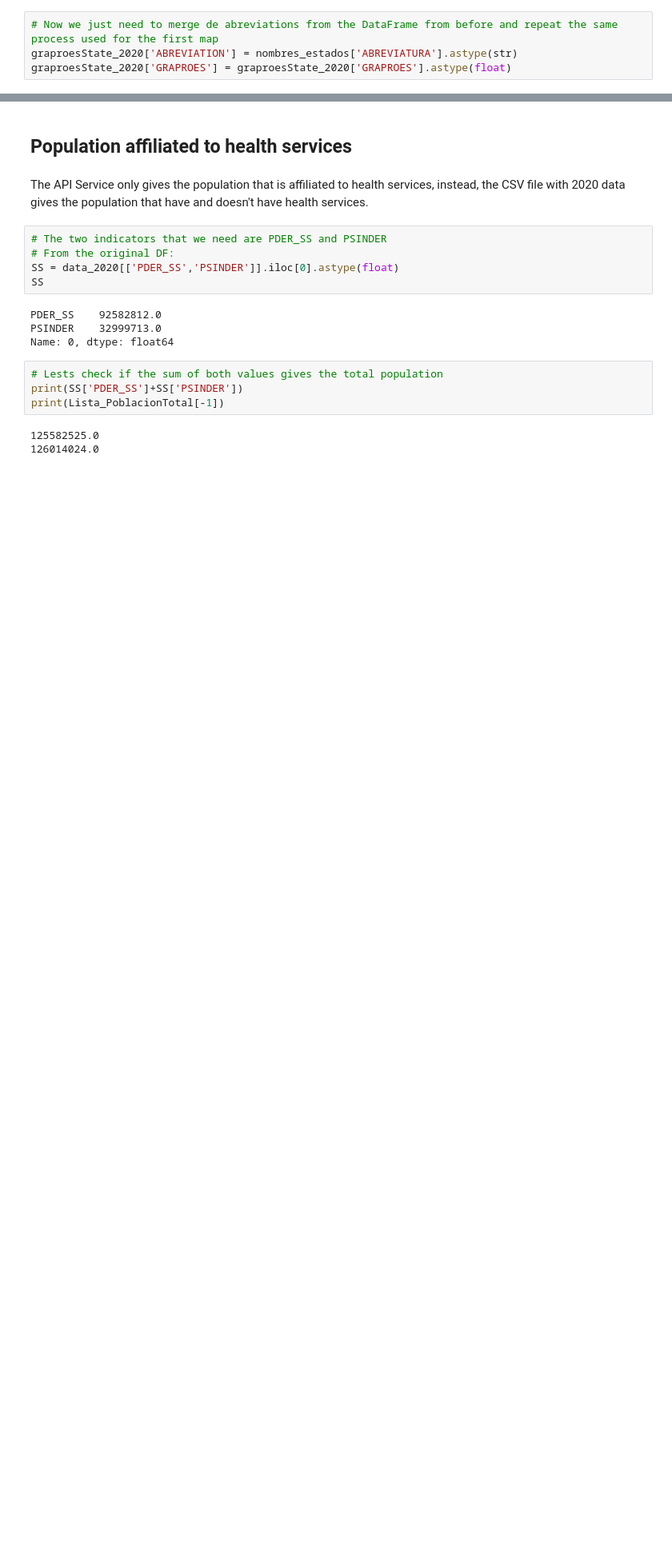
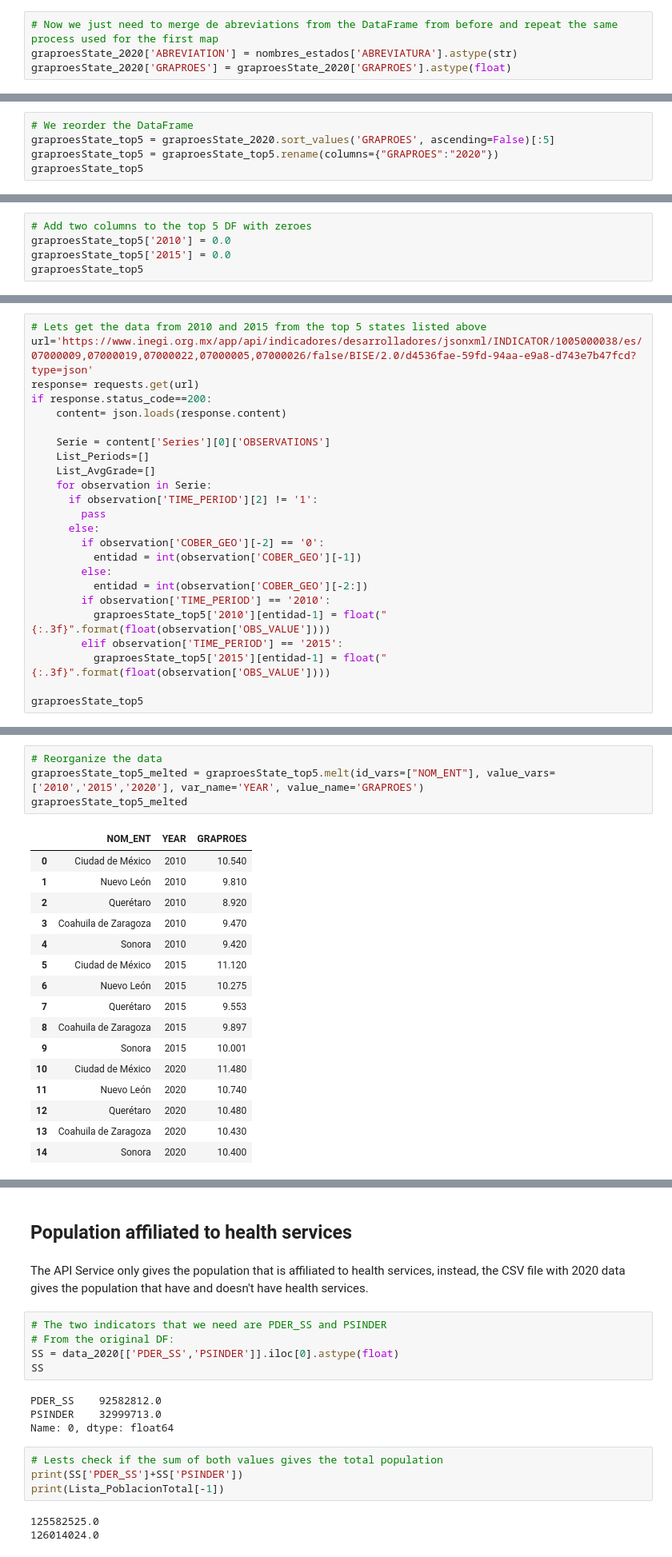
Before and after one commit to aarondiuz/Proyecto_Censo, a Jupyter notebook: Proyecto_Censo.ipynb, the cells around one changed output, grey strips where cells are left out. Shown at 80% size. Cells and saved outputs as stored; diff of their text form; blank space fills up the shorter version.

Commit message:
JSON Querétaro, incremento educación y mapas

```diff
--- a/Proyecto_Censo.ipynb
+++ b/Proyecto_Censo.ipynb
@@ -443,0 +449,5 @@ mapa_grapoes
+# %%
+# We reorder the DataFrame
+graproesState_top5 = graproesState_2020.sort_values('GRAPROES', ascending=False)[:5]
+graproesState_top5 = graproesState_top5.rename(columns={"GRAPROES":"2020"})
+graproesState_top5
@@ -443,0 +463,5 @@ mapa_grapoes
+# %%
+# Add two columns to the top 5 DF with zeroes
+graproesState_top5['2010'] = 0.0
+graproesState_top5['2015'] = 0.0
+graproesState_top5
@@ -443,0 +475,24 @@ mapa_grapoes
+# %%
+# Lets get the data from 2010 and 2015 from the top 5 states listed above
+url='https://www.inegi.org.mx/app/api/indicadores/desarrolladores/jsonxml/INDICATOR/1005000038/es/07000009,07000019,07000022,07000005,07000026/false/BISE/2.0/d4536fae-59fd-94aa-e9a8-d743e7b47fcd?type=json'
+response= requests.get(url)
+if response.status_code==200:
+    content= json.loads(response.content)
+
+    Serie = content['Series'][0]['OBSERVATIONS']
+    List_Periods=[]
+    List_AvgGrade=[]
+    for observation in Serie:
+      if observation['TIME_PERIOD'][2] != '1':
+        pass
+      else:
+        if observation['COBER_GEO'][-2] == '0':
+          entidad = int(observation['COBER_GEO'][-1])
+        else:
+          entidad = int(observation['COBER_GEO'][-2:])
+        if observation['TIME_PERIOD'] == '2010':
+          graproesState_top5['2010'][entidad-1] = float("{:.3f}".format(float(observation['OBS_VALUE'])))
+        elif observation['TIME_PERIOD'] == '2015':
+          graproesState_top5['2015'][entidad-1] = float("{:.3f}".format(float(observation['OBS_VALUE'])))
+
+graproesState_top5
@@ -443,0 +508,21 @@ mapa_grapoes
+# %%
+# Reorganize the data
+graproesState_top5_melted = graproesState_top5.melt(id_vars=["NOM_ENT"], value_vars=['2010','2015','2020'], var_name='YEAR', value_name='GRAPROES')
+graproesState_top5_melted
+# %% [output]
+|  | NOM_ENT | YEAR | GRAPROES |
+| 0 | Ciudad de México | 2010 | 10.540 |
+| 1 | Nuevo León | 2010 | 9.810 |
+| 2 | Querétaro | 2010 | 8.920 |
+| 3 | Coahuila de Zaragoza | 2010 | 9.470 |
+| 4 | Sonora | 2010 | 9.420 |
+| 5 | Ciudad de México | 2015 | 11.120 |
+| 6 | Nuevo León | 2015 | 10.275 |
+| 7 | Querétaro | 2015 | 9.553 |
+| 8 | Coahuila de Zaragoza | 2015 | 9.897 |
+| 9 | Sonora | 2015 | 10.001 |
+| 10 | Ciudad de México | 2020 | 11.480 |
+| 11 | Nuevo León | 2020 | 10.740 |
+| 12 | Querétaro | 2020 | 10.480 |
+| 13 | Coahuila de Zaragoza | 2020 | 10.430 |
+| 14 | Sonora | 2020 | 10.400 |
```
Also changed, not shown: parts of 18 cells of this notebook, 1 other file.
